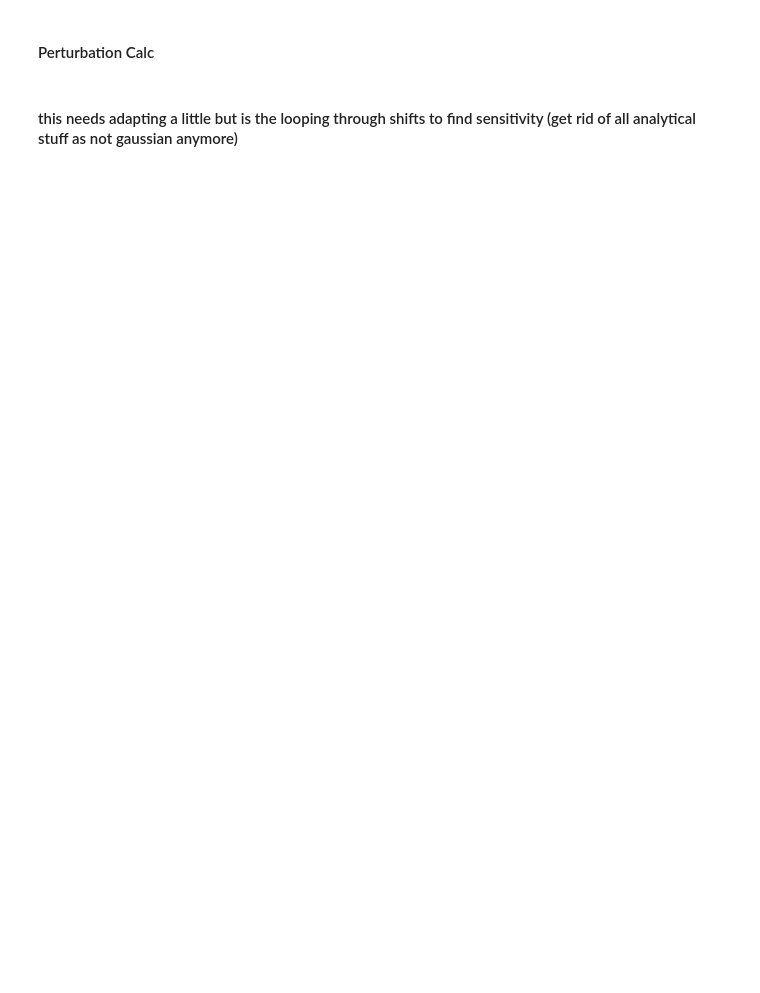
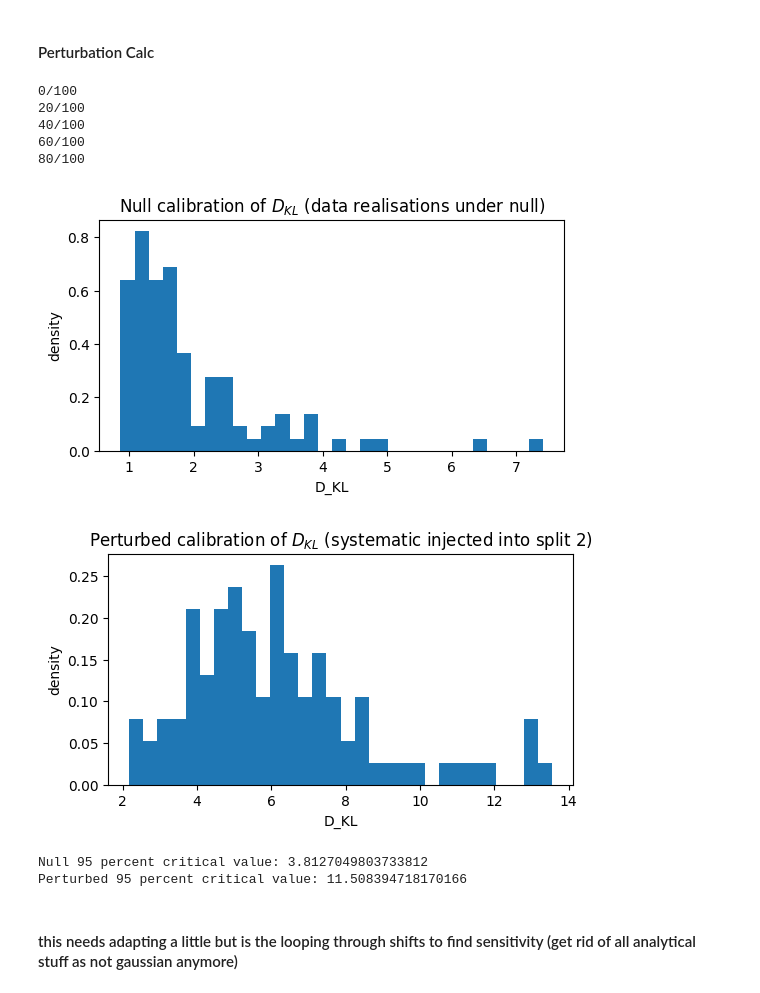
Before and after one commit to jayvasireddy/Part-III-Research-Project, a Jupyter notebook: CMB_Test_Noise_Detector_newest.ipynb, the cells around one changed output. Saved outputs shown, nothing was run; the diff lists cells and outputs as text; code cells hidden in the pictures; blank space fills up the shorter version.

```diff
--- a/CMB_Test_Noise_Detector_newest.ipynb
+++ b/CMB_Test_Noise_Detector_newest.ipynb
@@ -686,12 +701,20 @@ def calibrate_null_dkl_and_perturbed(posterior1, posterior2, prior, N, n_theta,
 
     return dkls, crit_val_95, dkls_perturbed, crit_val_95_perturbed
 # %%
-# Redundant: the refactored sweep below covers null + perturbed at multiple
-# multipliers. Skipping this one-shot call saves ~100 calc_dkl iterations.
-# dkls, crit_val_95, dkls_perturbed, crit_val_95_perturbed = calibrate_null_dkl_and_perturbed(
-#     posterior1_direct, posterior2_direct, prior,
-#     100, 500, my_compressor, nl_base, nl_systematic,
-# )
+dkls, crit_val_95, dkls_perturbed, crit_val_95_perturbed = calibrate_null_dkl_and_perturbed(
+    posterior1_direct, posterior2_direct, prior,
+    100, 500, my_compressor, nl_base, nl_systematic,
+)
+# %% [output]
+0/100
+20/100
+40/100
+60/100
+80/100
+[figure, added]
+[figure, added]
+Null 95 percent critical value: 3.8127049803733812
+Perturbed 95 percent critical value: 11.508394718170166
 # %% [markdown]
 #### this needs adapting a little but is the looping through shifts to find sensitivity (get rid of all analytical stuff as not gaussian anymore)
 # %%
```
Also changed, not shown: parts of 15 cells of this notebook, 6 other files.
